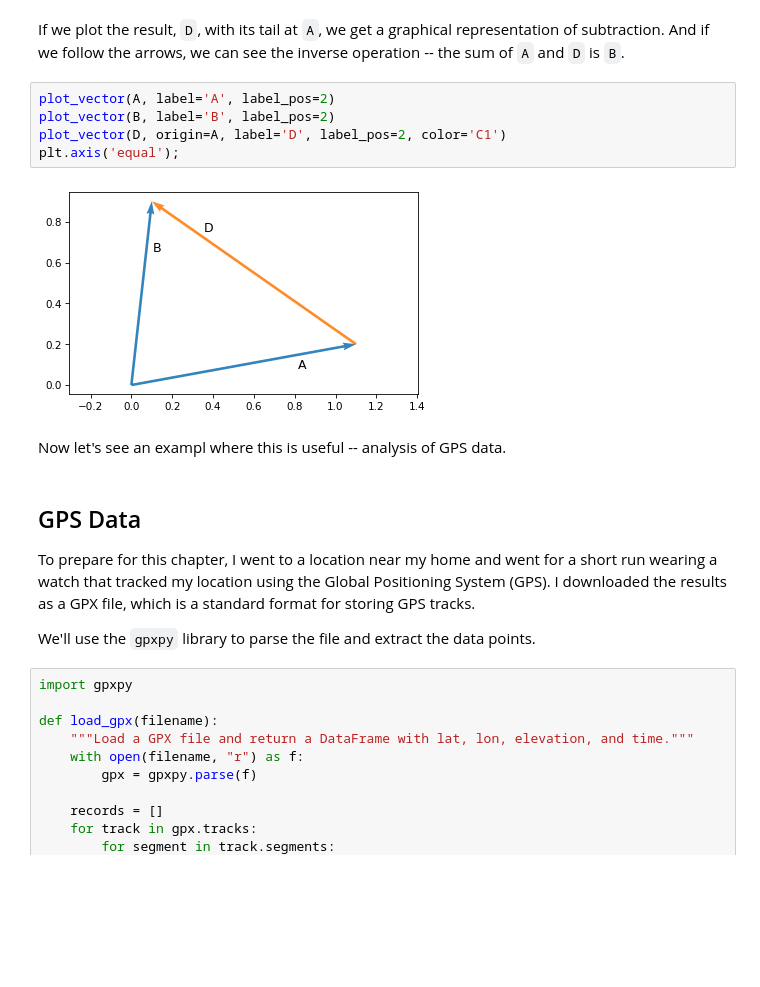
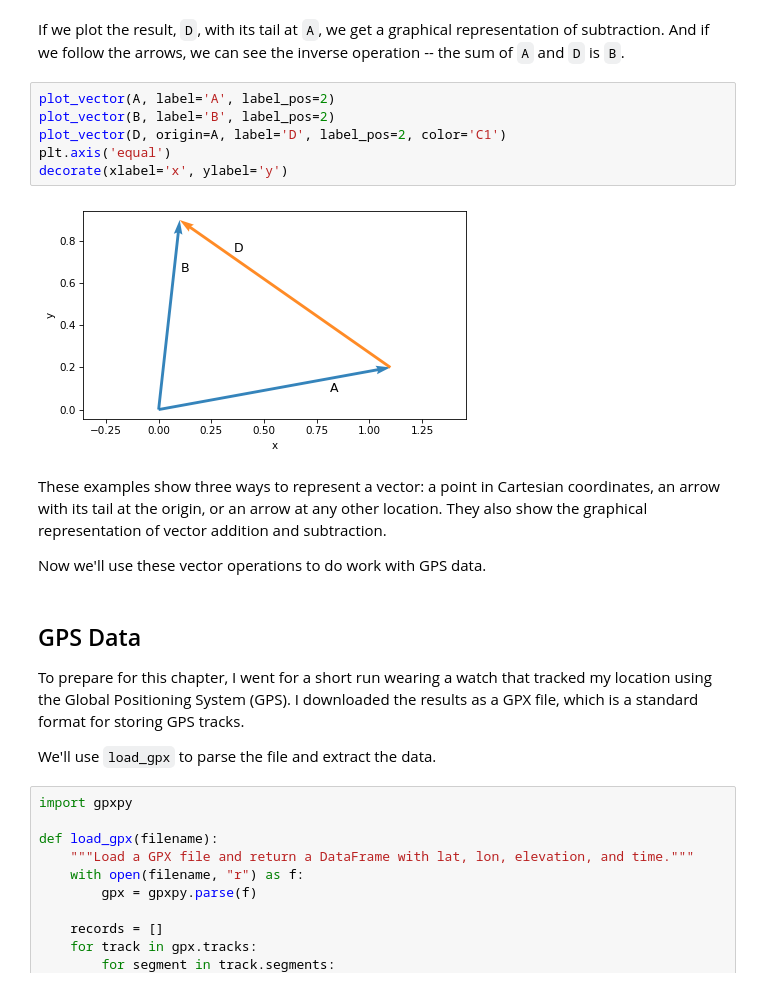
Before and after one commit to AllenDowney/ThinkLinearAlgebra, a Jupyter notebook: soln/track.ipynb, the cells around one changed output. Saved outputs shown, nothing was run; the diff lists cells and outputs as text; blank space fills up the shorter version.

Commit message:
Working on track

```diff
--- a/soln/track.ipynb
+++ b/soln/track.ipynb
@@ -95,19 +101,23 @@ And if we follow the arrows, we can see the inverse operation -- the sum of `A`
 # %%
 plot_vector(A, label='A', label_pos=2)
 plot_vector(B, label='B', label_pos=2)
 plot_vector(D, origin=A, label='D', label_pos=2, color='C1')
-plt.axis('equal');
+plt.axis('equal')
+decorate(xlabel='x', ylabel='y')
 # %% [output]
-[figure, old version]
+[figure, new version]
-# %% [markdown]
-Now let's see an exampl where this is useful -- analysis of GPS data.
+# %% [markdown]
+These examples show three ways to represent a vector: a point in Cartesian coordinates, an arrow with its tail at the origin, or an arrow at any other location.
+They also show the graphical representation of vector addition and subtraction.
+
+Now we'll use these vector operations to do work with GPS data.
 # %% [markdown]
 ## GPS Data
 
-To prepare for this chapter, I went to a location near my home and went for a short run wearing a watch that tracked my location using the Global Positioning System (GPS).
+To prepare for this chapter, I went for a short run wearing a watch that tracked my location using the Global Positioning System (GPS).
 I downloaded the results as a GPX file, which is a standard format for storing GPS tracks.
 
-We'll use the `gpxpy` library to parse the file and extract the data points.
+We'll use `load_gpx` to parse the file and extract the data.
 # %%
 import gpxpy
 
```
Also changed, not shown: parts of 190 cells of this notebook, 2 other files.
